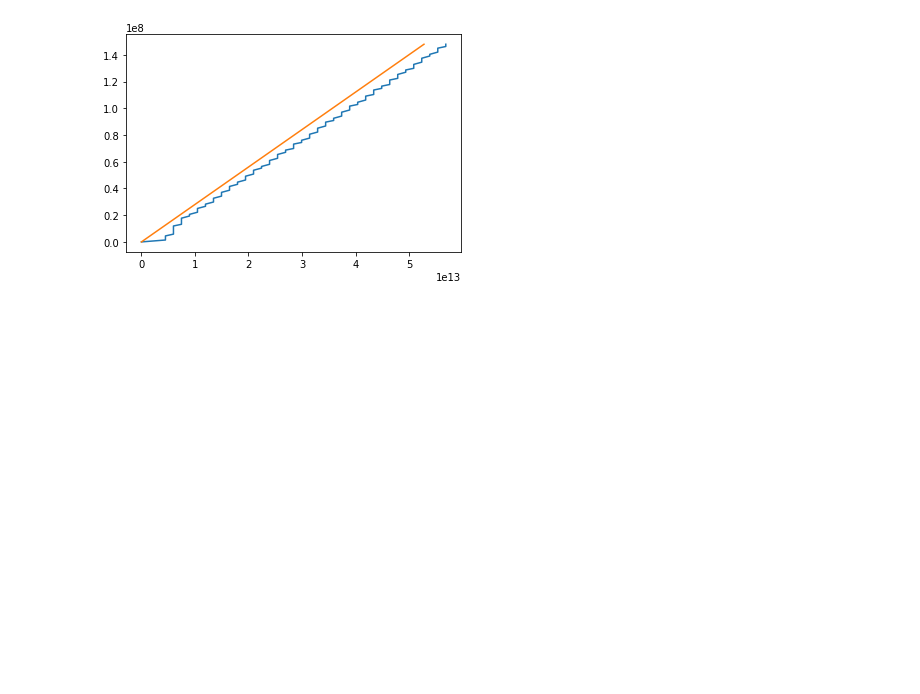
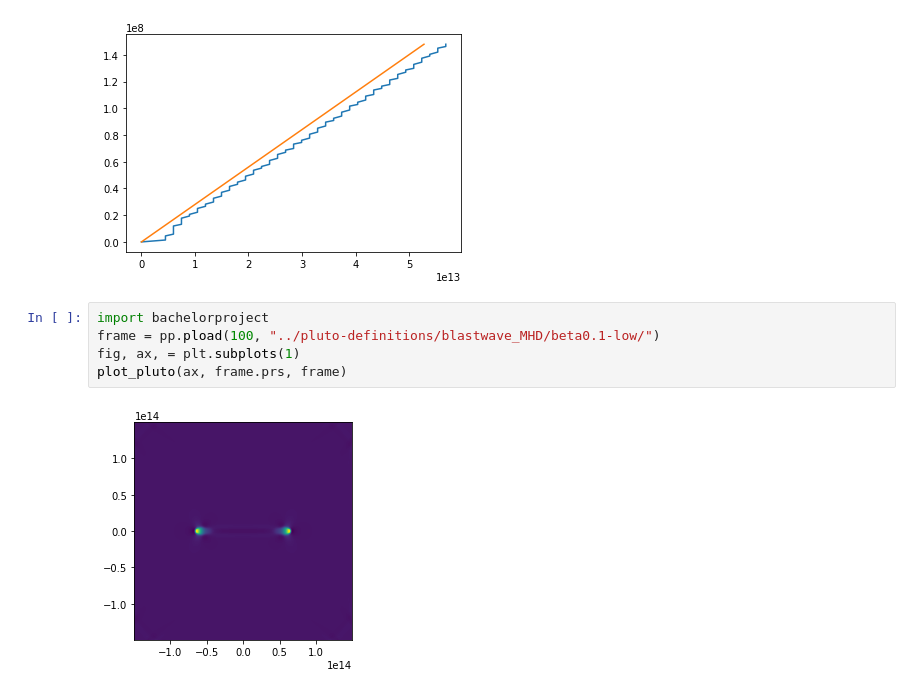
Before and after one commit to MichaelMaex/eindproject-2, a Jupyter notebook: notebooks/Blastwave_magnetic.ipynb, the cells around one changed output. Saved outputs shown, nothing was run; the diff lists cells and outputs as text; blank space fills up the shorter version.

```diff
--- a/notebooks/Blastwave_magnetic.ipynb
+++ b/notebooks/Blastwave_magnetic.ipynb
@@ -145,3 +154,10 @@ plt.plot(v_a*t*L0, t*t0)
 # %% [output]
 [<matplotlib.lines.Line2D at 0x...>]
 [figure]
+# %%
+import bachelorproject
+frame = pp.pload(100, "../pluto-definitions/blastwave_MHD/beta0.1-low/")
+fig, ax, = plt.subplots(1)
+plot_pluto(ax, frame.prs, frame)
+# %% [output]
+[figure, added]
```
Also changed, not shown: parts of 4 cells of this notebook, 8 other files.
